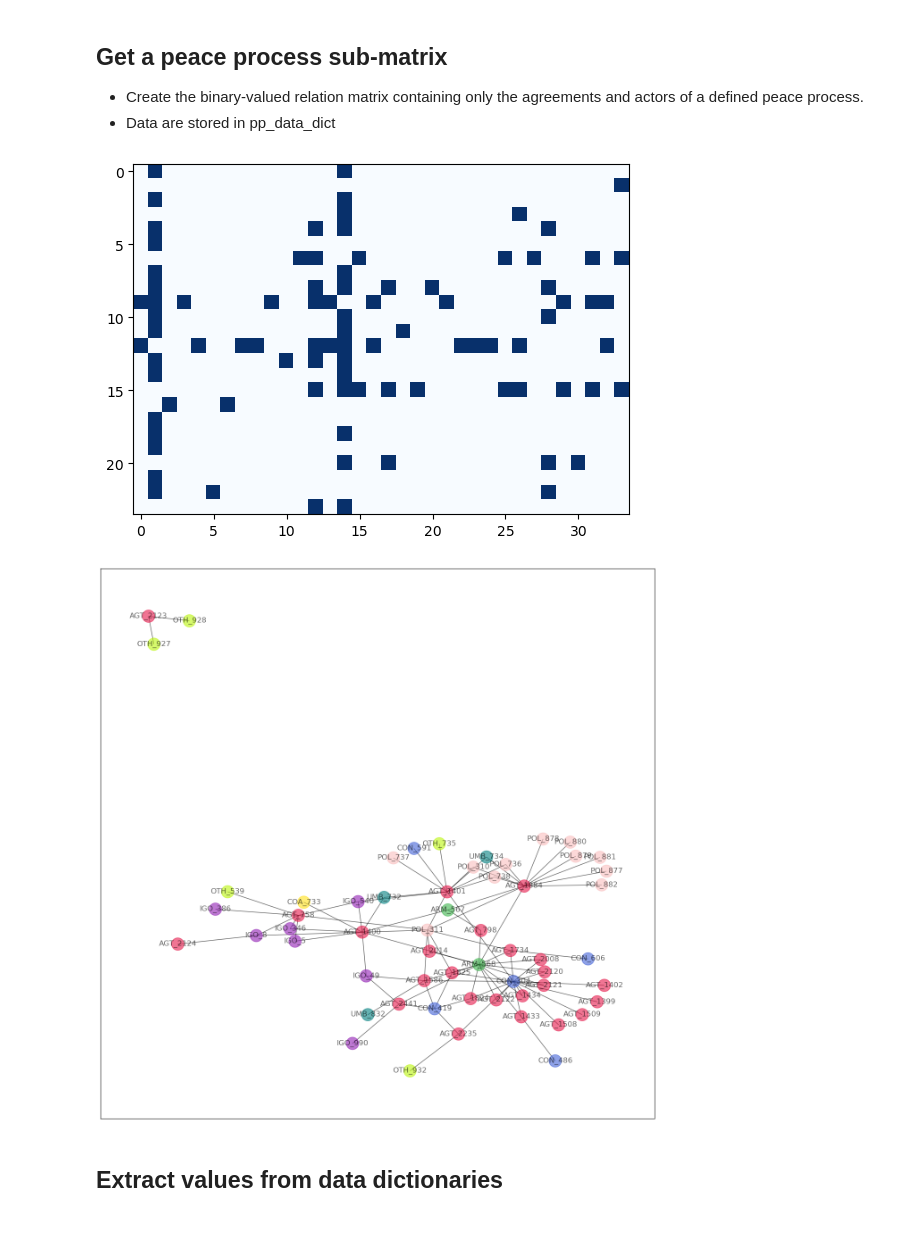
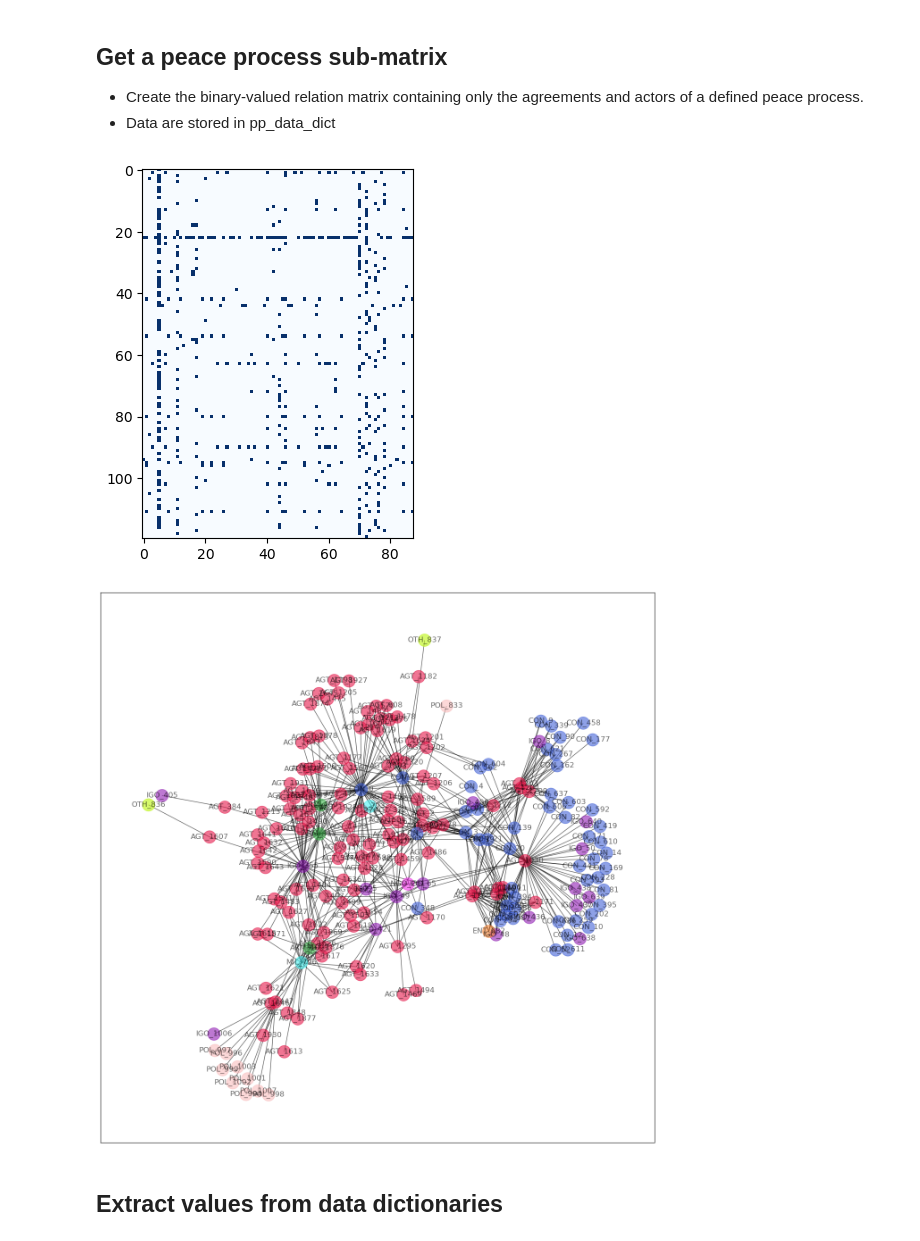
Before and after one commit to roybgardner/agreements-actors, a Jupyter notebook: signatories_streamlit.ipynb, the cells around one changed output. Cells and saved outputs as stored; diff of their text form; code cells hidden in the pictures.

```diff
--- a/signatories_streamlit.ipynb
+++ b/signatories_streamlit.ipynb
@@ -33,25 +33,25 @@ print(data_dict['color_map'])
 # %%
 
 process_name = 'Bosnia peace process'
-process_name = 'Yemen peace process'
+#process_name = 'Yemen peace process'
 #process_name = 'Chad: Doha process'
 #process_name = 'DRC: Eastern DRC processes'
 #process_name = 'Afghanistan: 2000s Post-intervention process'
 #process_name = 'Yemen Inter-group Agreements'
 
 pp_data_dict = get_peace_process_data(process_name,data_dict)
 pp_matrix = pp_data_dict['pp_matrix']
 
 plt.imshow(pp_matrix,cmap=plt.cm.Blues)
 plt.show()
 
 # Display graph
 adj_matrix,adj_vertices = adjacency_from_biadjacency(pp_data_dict)
 #print(adj_vertices)
 display_networkx_graph(adj_matrix,range(0,len(adj_vertices)),adj_vertices,data_dict)
 # %% [output]
-[figure, old version]
+[figure, new version]
-[figure, old version]
+[figure, new version]
 # %% [markdown]
 ## Extract values from data dictionaries
 # %%
```
Also changed, not shown: parts of 1 cell of this notebook.
